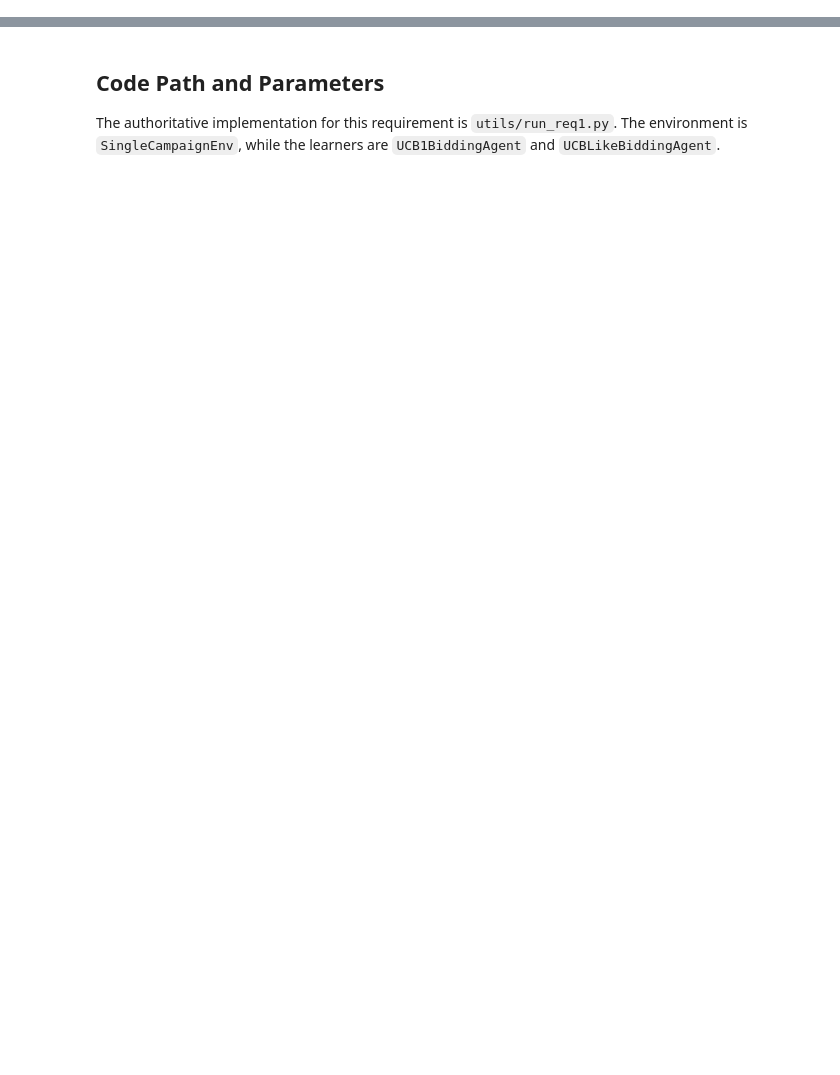
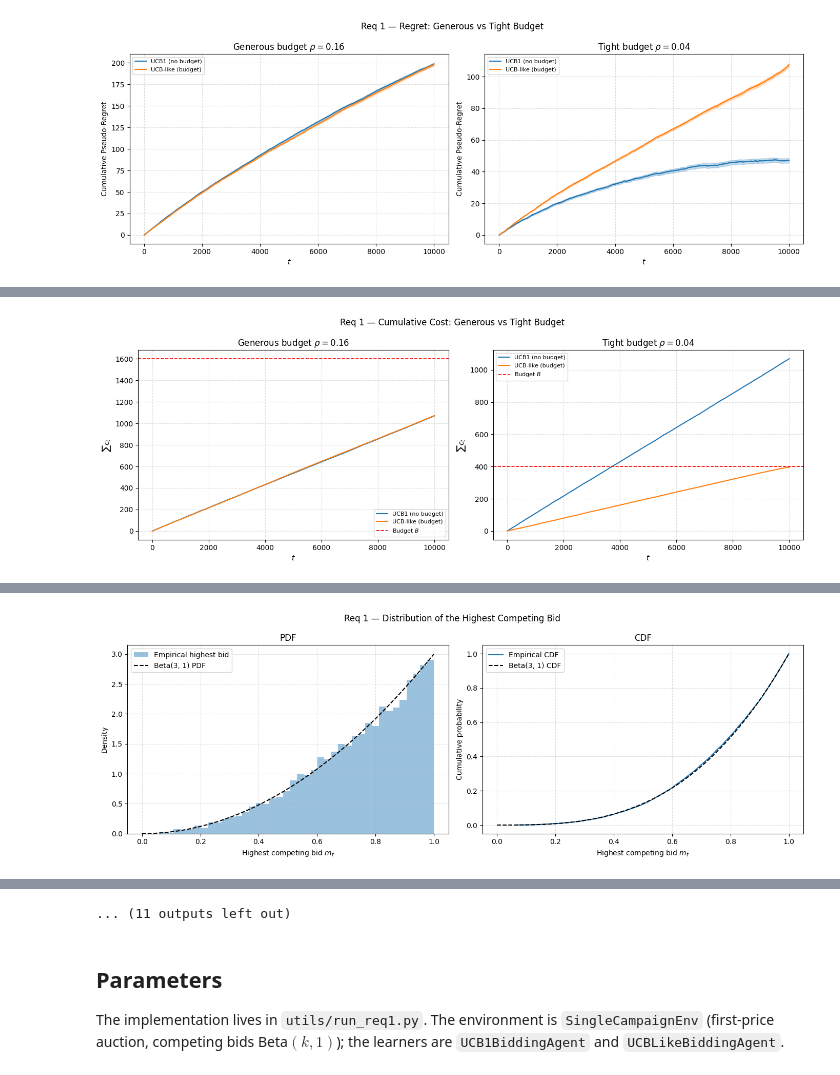
Before and after one commit to giutala/ola, a Jupyter notebook: deliverables/req1_single_campaign.ipynb, the cells around one changed output, grey strips where cells are left out. Drawn from its saved outputs; the diff is of its cells as text; code cells hidden in the pictures; blank space fills up the shorter version.

```diff
--- a/deliverables/req1_single_campaign.ipynb
+++ b/deliverables/req1_single_campaign.ipynb
@@ -50,0 +48,7 @@ def markdown_table(rows, columns, formats=None):
+# %%
+import logging
+logging.basicConfig(level=logging.INFO, format="%(asctime)s | %(message)s")
+
+from utils.run_req1 import run_req1
+run_req1()
+# %% [output]
@@ -50,0 +72 @@ def markdown_table(rows, columns, formats=None):
+[figure, added]
@@ -50,0 +74 @@ def markdown_table(rows, columns, formats=None):
+[figure, added]
@@ -50,0 +76 @@ def markdown_table(rows, columns, formats=None):
+[figure, added]
@@ -51,5 +83,6 @@ def markdown_table(rows, columns, formats=None):
+... (11 outputs left out)
 # %% [markdown]
-## Code Path and Parameters
+## Parameters
 
-The authoritative implementation for this requirement is `utils/run_req1.py`. The environment is `SingleCampaignEnv`, while the learners are `UCB1BiddingAgent` and `UCBLikeBiddingAgent`.
+The implementation lives in `utils/run_req1.py`. The environment is `SingleCampaignEnv` (first-price auction, competing bids Beta$(k,1)$); the learners are `UCB1BiddingAgent` and `UCBLikeBiddingAgent`.
 # %%
```
Also changed, not shown: parts of 17 cells of this notebook, 49 other files.
